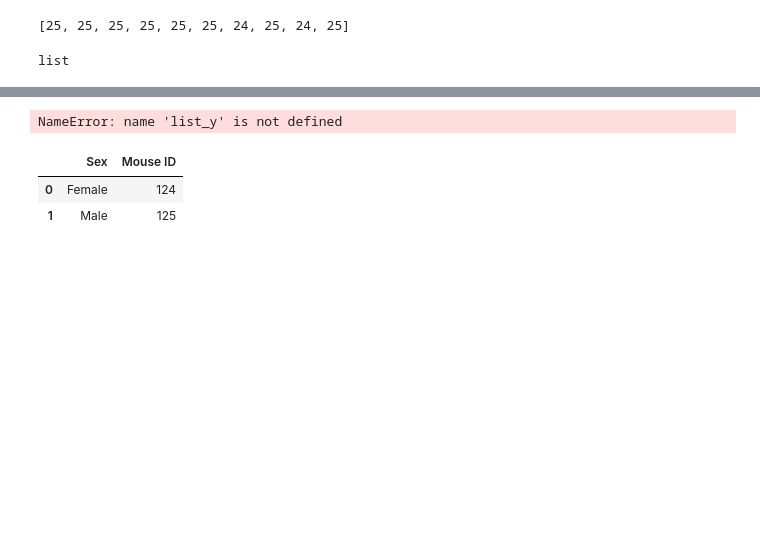
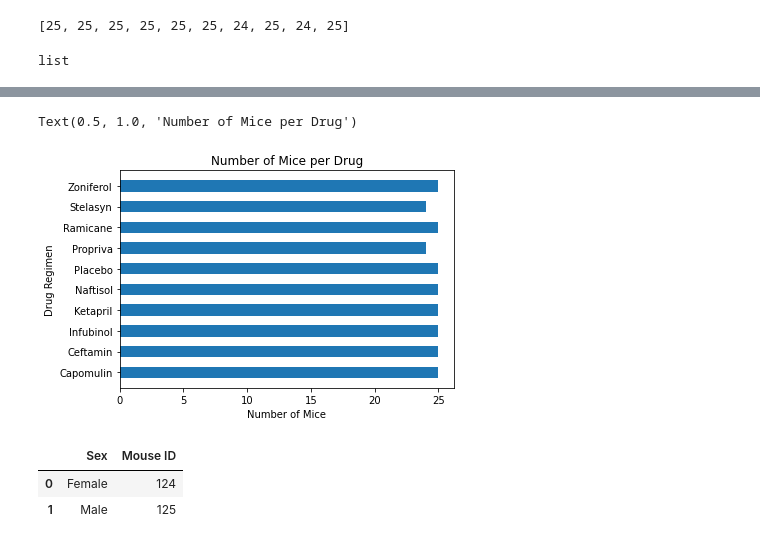
Before and after one commit to ssbivins/Matplotlib_Work, a Jupyter notebook: Pymaceuticals/pymaceuticals_bivins.ipynb, the cells around one changed output, grey strips where cells are left out. Drawn from its saved outputs; the diff is of its cells as text; code cells hidden in the pictures; blank space fills up the shorter version.

```diff
--- a/Pymaceuticals/pymaceuticals_bivins.ipynb
+++ b/Pymaceuticals/pymaceuticals_bivins.ipynb
@@ -295,0 +292,3 @@ NameError: name 'list_y' is not defined
+# %%
+list_y = num_mice_per_drug['Drug Regimen'].tolist()
+list_y
@@ -296,12 +306,14 @@ NameError: name 'list_y' is not defined
 # %%
 # Tell Matplotlib to make a horizontal bar chart with list_y(drugs) as y-axis and x_axis (number of mice) as x_axis
+bar_width = 0.55
 plt.barh(list_y,list_x,bar_width)
 figsize=[6.0,4.8]
 plt.xlabel('Number of Mice')
 plt.ylabel('Drug Regimen')
 plt.title('Number of Mice per Drug')
 # %% [output]
-NameError: name 'list_y' is not defined
+Text(0.5, 1.0, 'Number of Mice per Drug')
+[figure, added]
 # %%
 # Generate a pie plot showing the distribution of female versus male mice using pandas
 num_mice_by_sex = clean_df.groupby('Sex')['Mouse ID'].nunique().reset_index()
```
Also changed, not shown: parts of 2 cells of this notebook.
